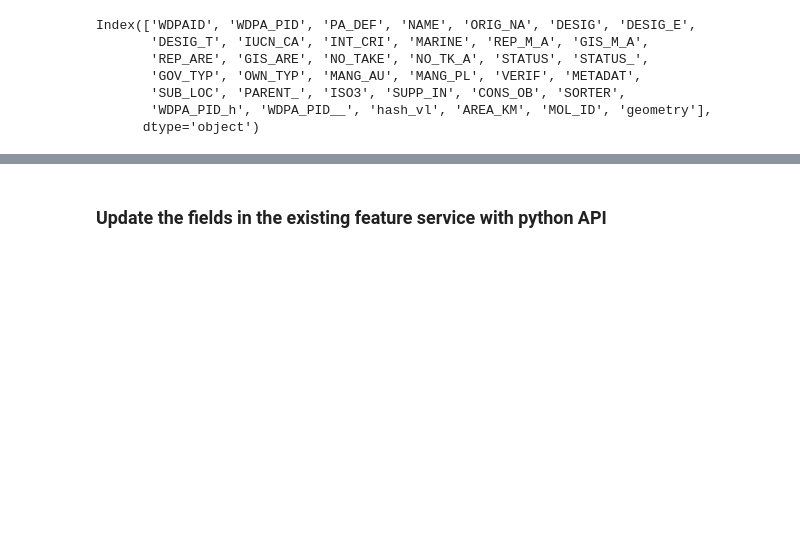
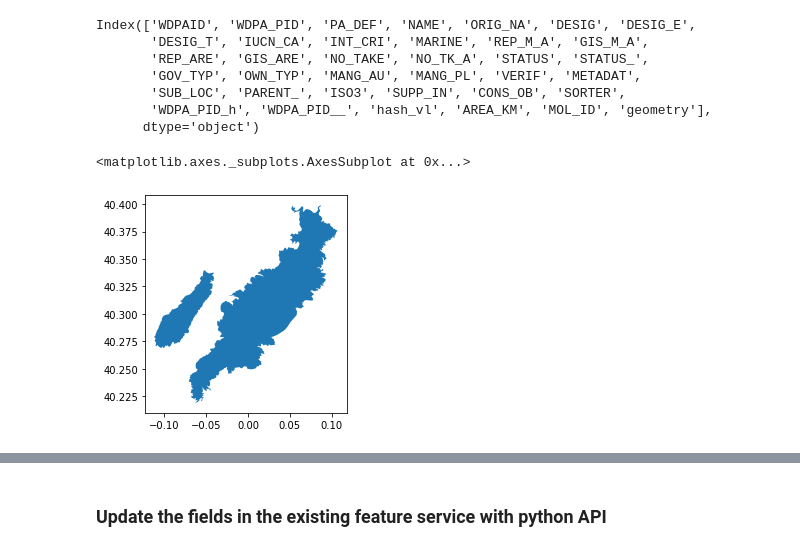
Before and after one commit to Vizzuality/he-scratchfolder, a Jupyter notebook: Precalculated_AOI_tables.ipynb, the cells around one changed output, grey strips where cells are left out. Drawn from its saved outputs; the diff is of its cells as text; code cells hidden in the pictures; blank space fills up the shorter version.

```diff
--- a/Precalculated_AOI_tables.ipynb
+++ b/Precalculated_AOI_tables.ipynb
@@ -1146,7 +1270,7 @@ len(gdf)
 # %% [output]
 217486
 # %%
-scott = scott= gpd.read_file('zip:///Users/tamarahuete/Documents/HALF_EARTH/WDPA_FILTERED_20210615_FILTERED_nomarine_with_oecm_wdpa.zip')
+scott = gpd.read_file('zip:///Users/tamarahuete/Documents/HALF_EARTH/WDPA_FILTERED_20210615_FILTERED_nomarine_with_oecm_wdpa.zip')
 # %%
 scott.columns
 # %% [output]
@@ -1157,3 +1281,8 @@ Index(['WDPAID', 'WDPA_PID', 'PA_DEF', 'NAME', 'ORIG_NA', 'DESIG', 'DESIG_E',
        'SUB_LOC', 'PARENT_', 'ISO3', 'SUPP_IN', 'CONS_OB', 'SORTER',
        'WDPA_PID_h', 'WDPA_PID__', 'hash_vl', 'AREA_KM', 'MOL_ID', 'geometry'],
       dtype='object')
+# %%
+scott[scott['MOL_ID']==211877.0].plot()
+# %% [output]
+<matplotlib.axes._subplots.AxesSubplot at 0x...>
+[figure, added]
```
Also changed, not shown: parts of 24 cells of this notebook.
